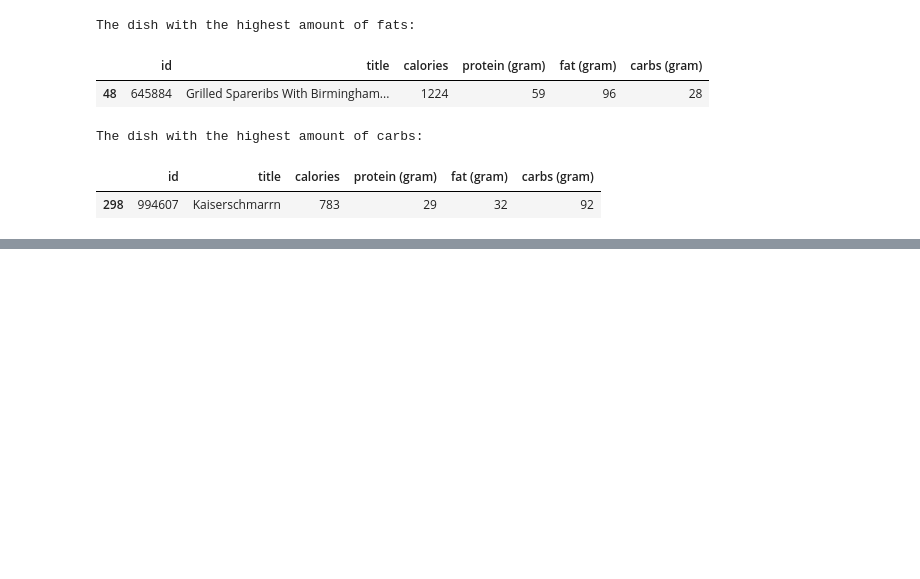
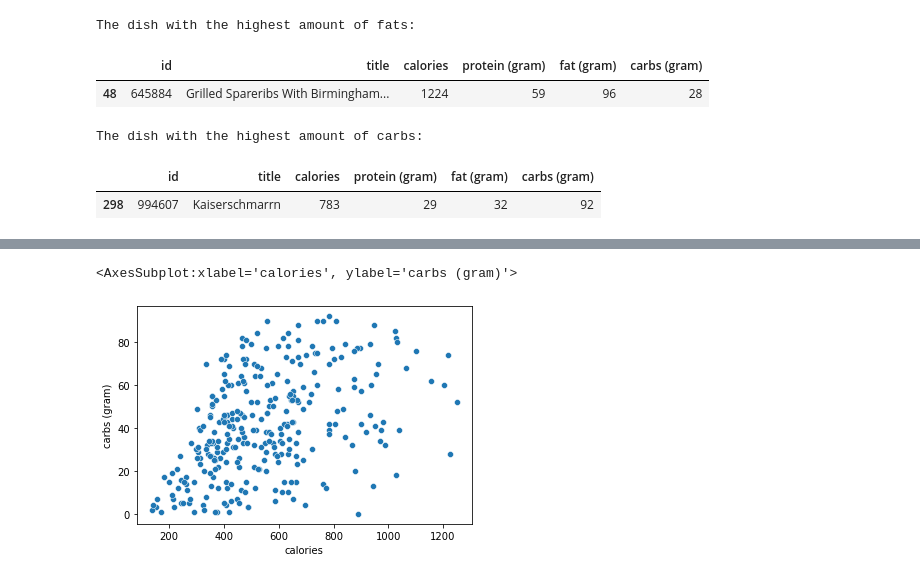
Before and after one commit to naomizubeldia/Spoonacular-Recipe-Nutrients-Dataset, a Jupyter notebook: EDA.ipynb, the cells around one changed output, grey strips where cells are left out. Drawn from its saved outputs; the diff is of its cells as text; code cells hidden in the pictures; blank space fills up the shorter version.

```diff
--- a/EDA.ipynb
+++ b/EDA.ipynb
@@ -108,0 +120,5 @@ The dish with the highest amount of carbs:
+# %%
+sns.scatterplot(x='calories',y='carbs (gram)', data=final)
+# %% [output]
+<AxesSubplot:xlabel='calories', ylabel='carbs (gram)'>
+[figure, added]
```
Also changed, not shown: parts of 10 cells of this notebook.
